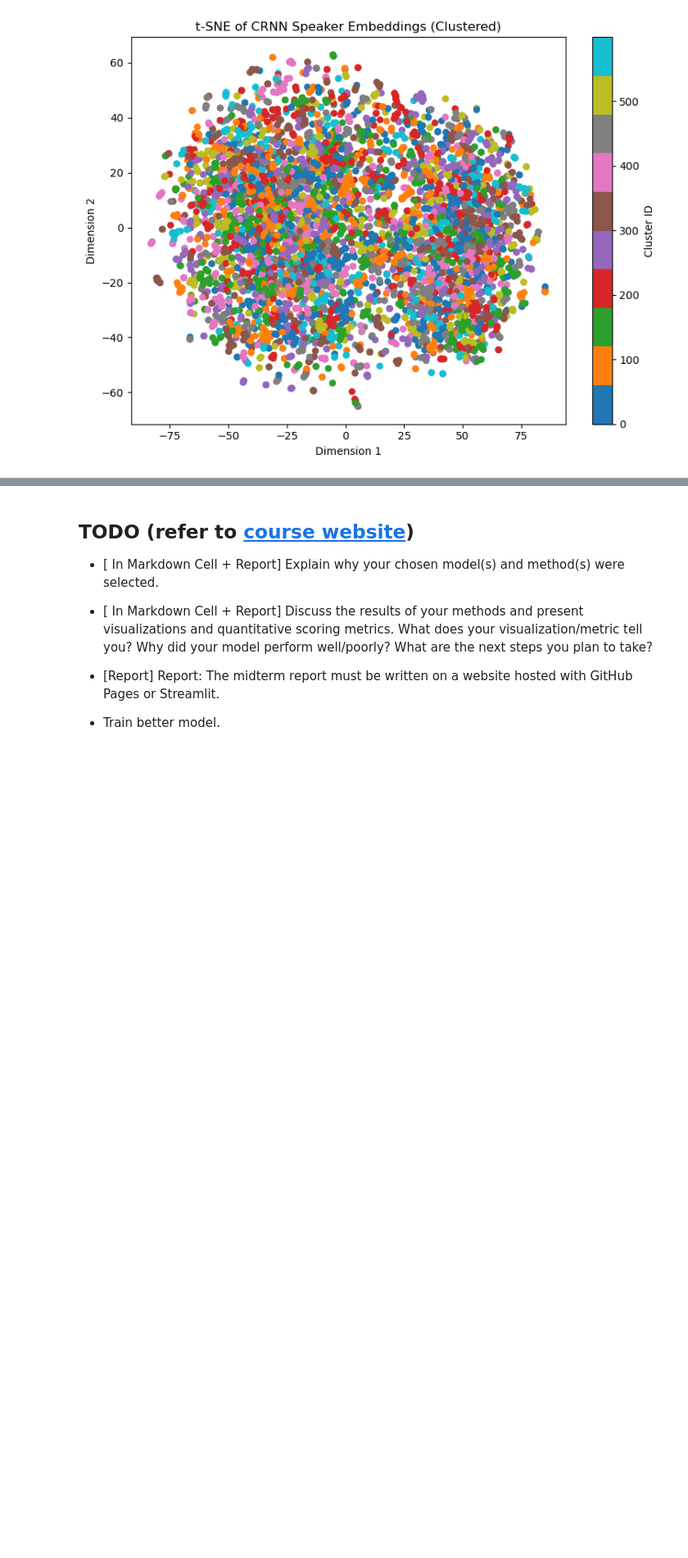
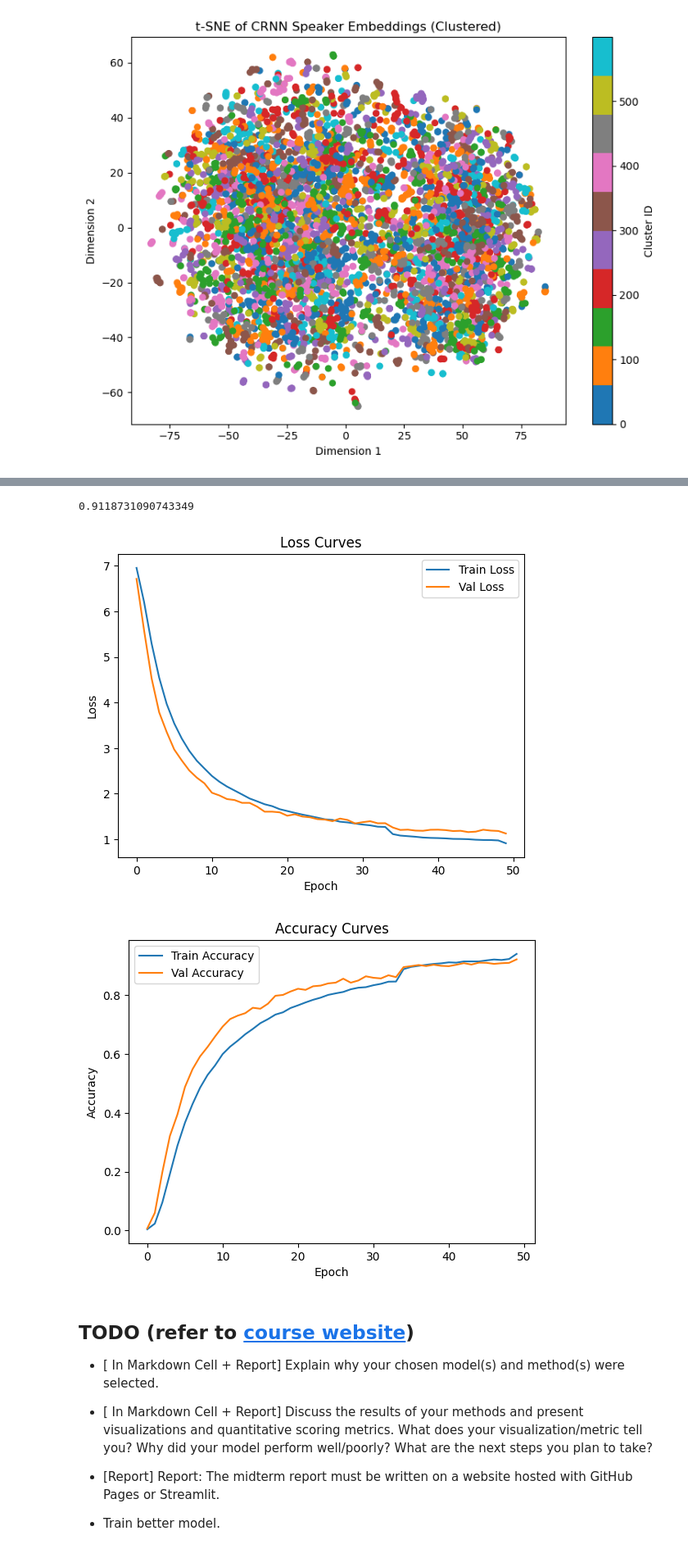
Before and after one commit to PotterHong/Test, a Jupyter notebook: speaker_verification.ipynb, the cells around one changed output, grey strips where cells are left out. Shown: that part at 82% size. Drawn from its saved outputs; the diff is of its cells as text; code cells hidden in the pictures; blank space fills up the shorter version.

```diff
--- a/speaker_verification.ipynb
+++ b/speaker_verification.ipynb
@@ -756,0 +1254,25 @@ plt.show()
+# %%
+# Run training over epochs
+for epoch in range(num_epochs):
+    train_loss, train_speaker_acc, train_spoof_acc = train_one_epoch(
+        model, train_loader, optimizer, device
+    )
+
+    val_loss, val_speaker_acc, val_spoof_acc = validate_one_epoch(
+        model, valid_loader, device
+    )
+
+    # Update learning rate based on validation loss
+    scheduler.step(val_loss)
+
+    # Store metrics for plotting
+    train_loss_list.append(train_loss)
+    val_loss_list.append(val_loss)
+    train_speaker_acc_list.append(train_speaker_acc)
+    val_speaker_acc_list.append(val_speaker_acc)
+    train_spoof_acc_list.append(train_spoof_acc)
+    val_spoof_acc_list.append(val_spoof_acc)
+    if epoch % 10 == 0:
+      print(f"Epoch [{epoch+1}/{num_epochs}]")
+      print(f"  Train: Loss={train_loss:.4f}, Speaker Acc={train_speaker_acc:.4f}, Spoof Acc={train_spoof_acc:.4f}")
+      print(f"  Valid: Loss={val_loss:.4f}, Speaker Acc={val_speaker_acc:.4f}, Spoof Acc={val_spoof_acc:.4f}")
@@ -757,3 +1340,27 @@ plt.show()
+# %%
+print(train_loss)
+# Plot Training/Validation Curves
+plt.figure()
+plt.plot(train_loss_list, label="Train Loss")
+plt.plot(val_loss_list,   label="Val Loss")
+plt.title("Loss Curves")
+plt.xlabel("Epoch")
+plt.ylabel("Loss")
+plt.legend()
+plt.show()
+
+plt.figure()
+plt.plot(train_speaker_acc_list, label="Train Accuracy")
+plt.plot(val_speaker_acc_list,   label="Val Accuracy")
+plt.title("Accuracy Curves")
+plt.xlabel("Epoch")
+plt.ylabel("Accuracy")
+plt.legend()
+plt.show()
+# %% [output]
+0.9118731090743349
+[figure, added]
+[figure, added]
 # %% [markdown]
 ## TODO (refer to [course website](https://mahdi-roozbahani.github.io/CS46417641-spring2025/docs/grading/project-breakdown/midterm/))
 
```
Also changed, not shown: parts of 42 cells of this notebook, 2 other files.
